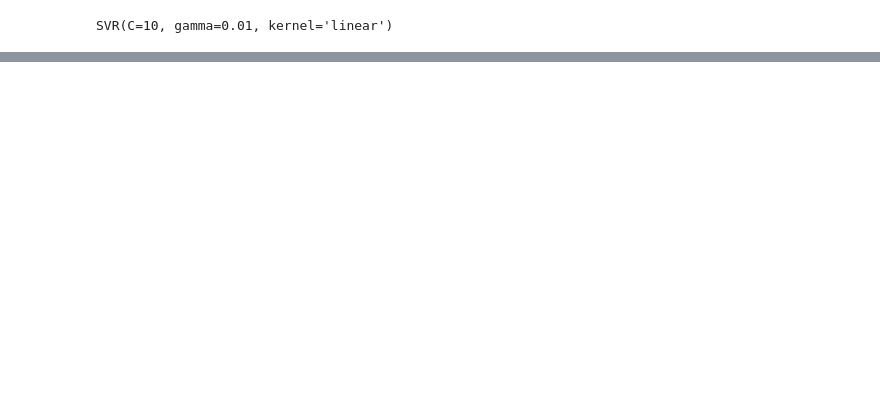
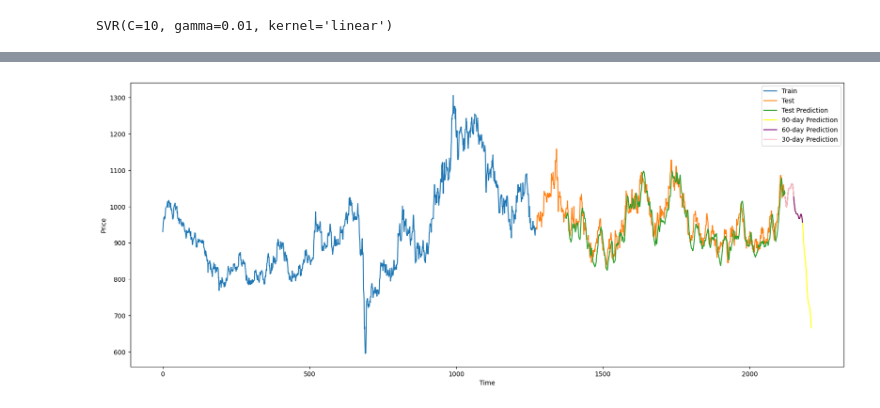
Before and after one commit to ThanhLinh023/Real-timeseriesDataForecast, a Jupyter notebook: Model/SVR/SVR_Platinum_6_4.ipynb, the cells around one changed output, grey strips where cells are left out. Saved outputs shown, nothing was run; the diff lists cells and outputs as text; code cells hidden in the pictures; blank space fills up the shorter version.

```diff
--- a/Model/SVR/SVR_Platinum_6_4.ipynb
+++ b/Model/SVR/SVR_Platinum_6_4.ipynb
@@ -57,5 +79,5 @@ df.head(5)
 | 4 | 969.5 |
 # %%
 #Scaler data
-scaler=MinMaxScaler(feature_range=(0,1))
-df=scaler.fit_transform(np.array(df).reshape(-1,1))
+scaler = MinMaxScaler(feature_range=(0,1))
+df1 = scaler.fit_transform(np.array(df).reshape(-1,1))
@@ -70,3 +84,11 @@ test_data = df[train_size:]
+# %%
+# Chia train test theo tỉ lệ 6:4
+# Phân chia dữ liệu thành tập huấn luyện và tập kiểm tra
+train_size = int(0.6 * len(df1))
+test_size = len(df1) - train_size
+
+train_data = df1[:train_size]
+test_data = df1[train_size:]
 # %%
 train_data
 # %% [output]
@@ -88,7 +110,7 @@ def create_dataset(dataset, lags=1):
     return np.array(X), np.array(Y)
 # %%
 #Thiết lập tham số cho model
-lags = 30
+lags = 100
 X_train, y_train = create_dataset(train_data, lags)
 X_test, y_test = create_dataset(test_data, lags)
 # %%
@@ -164,16 +194,16 @@ array([1029.85078958, 1031.84385092, 1030.16049259, 1026.30505452,
 # %%
 # Dự báo 30 ngày tiếp theo
-x_input=test_data[60:].reshape(1,-1)
+x_input = test_data[60:].reshape(1,-1)
 x_input.shape
 
-temp_input=list(x_input)
-temp_input=temp_input[0].tolist()
+temp_input = list(x_input)
+temp_input = temp_input[0].tolist()
 
 from numpy import array
 
 lst_output=[]
-lags=30
 i=0
+
 while(i<30):
     if(len(temp_input)>30):
         x_input=np.array(temp_input[-lags:])
@@ -344,0 +349,25 @@ plt.show()
+# %%
+train_data_index = pd.RangeIndex(start=0, stop = train_size, step=1)
+plt.plot(train_data_index, scaler.inverse_transform(train_data), label='Train')
+
+test_data_index = pd.RangeIndex(start = train_size, stop = train_size+test_size, step=1)
+plt.plot(test_data_index, scaler.inverse_transform(test_data), label='Test')
+
+test_pred_index = pd.RangeIndex(start = train_size + lags + 1, stop = train_size + test_size, step=1)
+plt.plot(test_pred_index, y_pred, label='Test Prediction')
+
+next_90days_pred_index = pd.RangeIndex(start=train_size+test_size, stop=train_size+test_size+len(lst_output_90), step=1)
+plt.plot(next_90days_pred_index, lst_output_90, color='yellow', label='90-day Prediction')
+
+next_60days_pred_index = pd.RangeIndex(start=train_size+test_size, stop=train_size+test_size+len(lst_output_60), step=1)
+plt.plot(next_60days_pred_index, lst_output_60, color='purple', label='60-day Prediction')
+
+next_30days_pred_index = pd.RangeIndex(start=train_size+test_size, stop=train_size+test_size+len(lst_output), step=1)
+plt.plot(next_30days_pred_index, lst_output, color='pink', label='30-day Prediction')
+
+plt.xlabel('Time')
+plt.ylabel('Price')
+plt.legend()
+plt.show()
+# %% [output]
+[figure, added]
```
Also changed, not shown: parts of 22 cells of this notebook, 12 other files.
